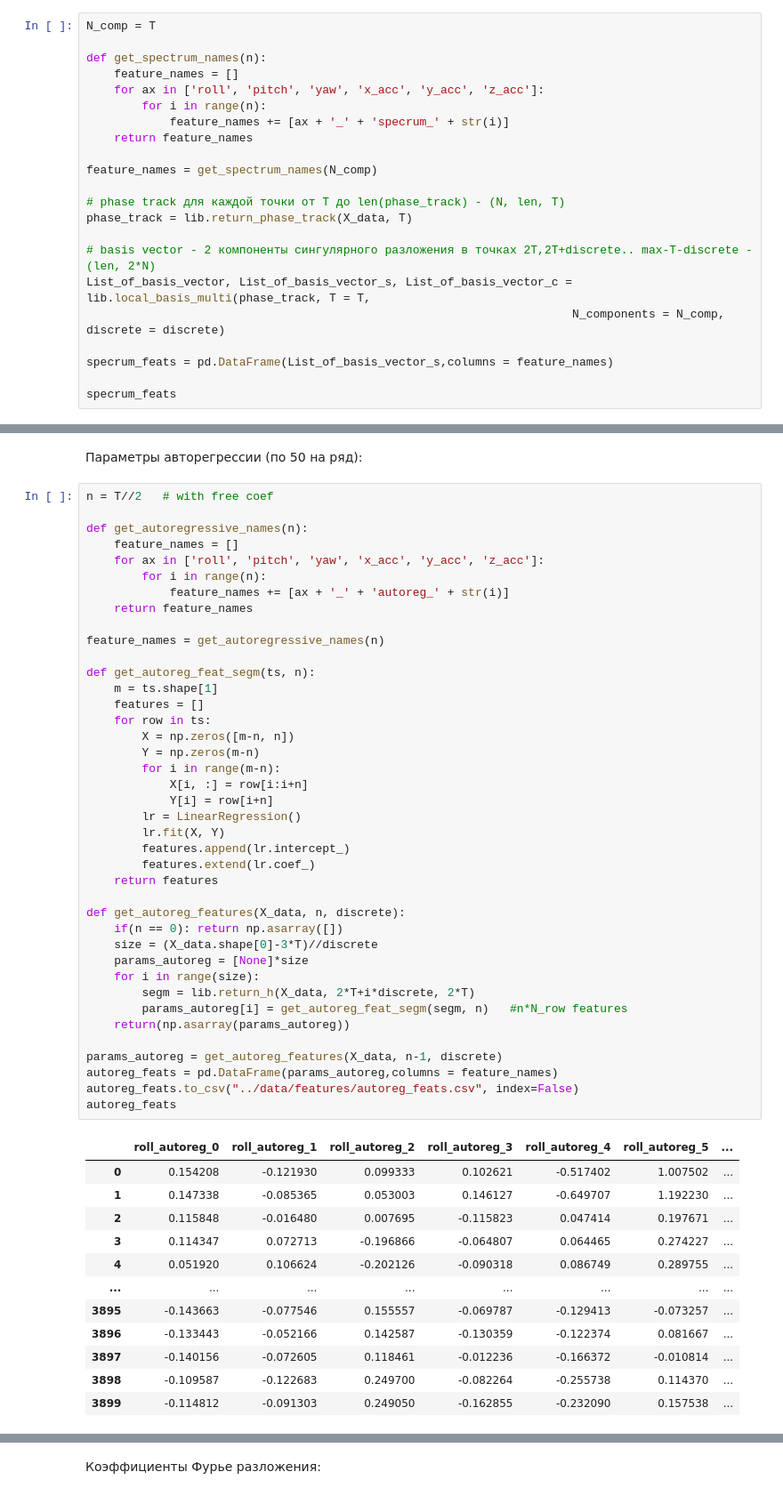
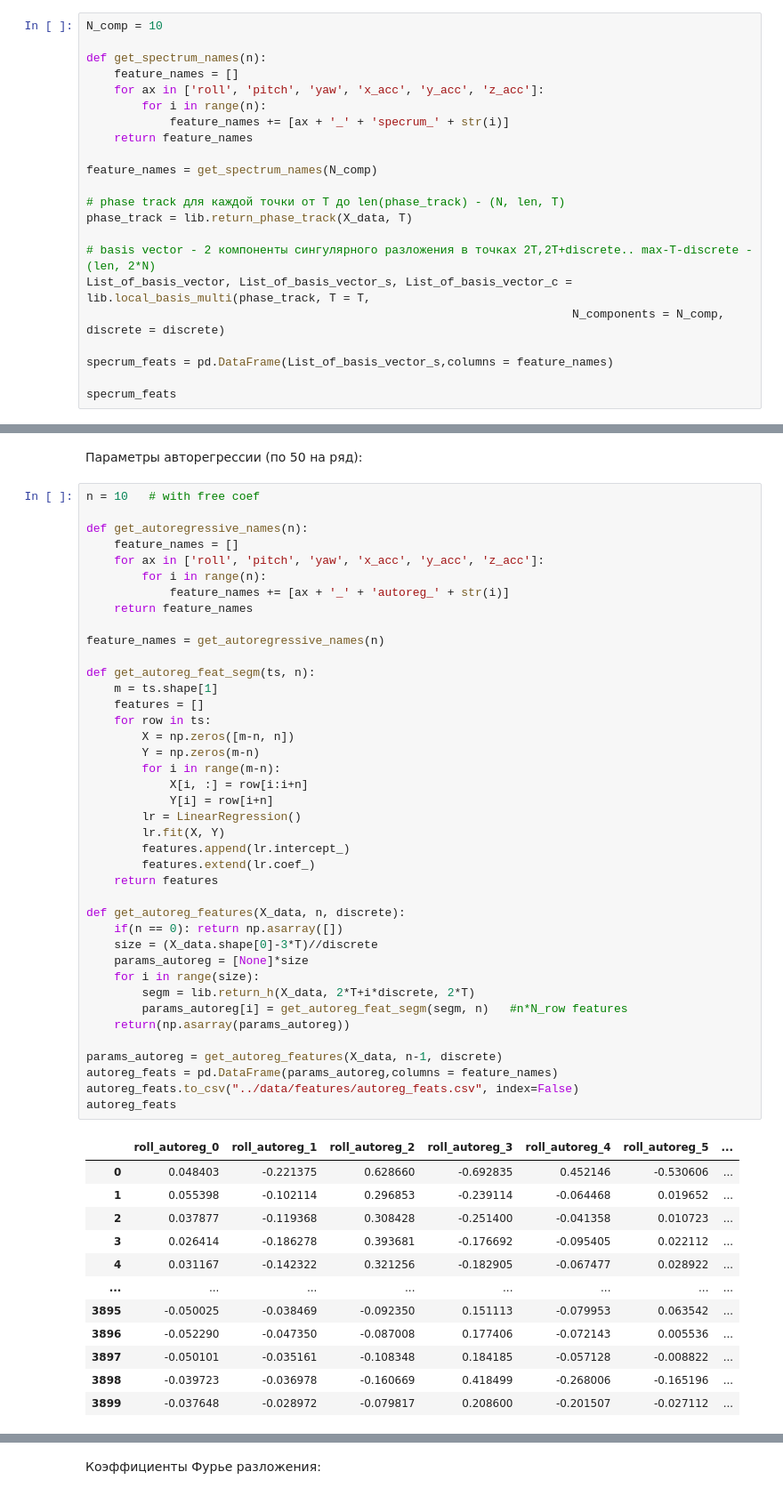
Before and after one commit to Intelligent-Systems-Phystech/2020_Project8, a Jupyter notebook: code/Experiment.ipynb, the cells around one changed output, grey strips where cells are left out. Shown at 89% size. Saved outputs shown, nothing was run; the diff lists cells and outputs as text.

```diff
--- a/code/Experiment.ipynb
+++ b/code/Experiment.ipynb
@@ -66,7 +66,7 @@ library.drow_data_multi(data)
 # %% [markdown]
 Сингулярные числа (по 4 на ряд) разложения фазовой траектории:
 # %%
-N_comp = T
+N_comp = 10
 
 def get_spectrum_names(n):
     feature_names = []
@@ -104,7 +104,7 @@ specrum_feats
 # %% [markdown]
 Параметры авторегрессии (по 50 на ряд):
 # %%
-n = T//2   # with free coef
+n = 10   # with free coef
 
 def get_autoregressive_names(n):
     feature_names = []
@@ -118,41 +118,41 @@ feature_names = get_autoregressive_names(n)
 def get_autoreg_feat_segm(ts, n):
     m = ts.shape[1]
     features = []
     for row in ts:
         X = np.zeros([m-n, n])
         Y = np.zeros(m-n)
         for i in range(m-n):
             X[i, :] = row[i:i+n]
             Y[i] = row[i+n]
         lr = LinearRegression()
         lr.fit(X, Y)
         features.append(lr.intercept_)
         features.extend(lr.coef_)
     return features
 
 def get_autoreg_features(X_data, n, discrete):
     if(n == 0): return np.asarray([])
     size = (X_data.shape[0]-3*T)//discrete
     params_autoreg = [None]*size
     for i in range(size):
         segm = lib.return_h(X_data, 2*T+i*discrete, 2*T)
         params_autoreg[i] = get_autoreg_feat_segm(segm, n)   #n*N_row features
     return(np.asarray(params_autoreg))
 
 params_autoreg = get_autoreg_features(X_data, n-1, discrete)
 autoreg_feats = pd.DataFrame(params_autoreg,columns = feature_names)
 autoreg_feats.to_csv("../data/features/autoreg_feats.csv", index=False)
 autoreg_feats
 # %% [output]
 |  | roll_autoreg_0 | roll_autoreg_1 | roll_autoreg_2 | roll_autoreg_3 | roll_autoreg_4 | roll_autoreg_5 | ... |
-| 0 | 0.154208 | -0.121930 | 0.099333 | 0.102621 | -0.517402 | 1.007502 | ... |
-| 1 | 0.147338 | -0.085365 | 0.053003 | 0.146127 | -0.649707 | 1.192230 | ... |
-| 2 | 0.115848 | -0.016480 | 0.007695 | -0.115823 | 0.047414 | 0.197671 | ... |
-| 3 | 0.114347 | 0.072713 | -0.196866 | -0.064807 | 0.064465 | 0.274227 | ... |
-| 4 | 0.051920 | 0.106624 | -0.202126 | -0.090318 | 0.086749 | 0.289755 | ... |
+| 0 | 0.048403 | -0.221375 | 0.628660 | -0.692835 | 0.452146 | -0.530606 | ... |
+| 1 | 0.055398 | -0.102114 | 0.296853 | -0.239114 | -0.064468 | 0.019652 | ... |
+| 2 | 0.037877 | -0.119368 | 0.308428 | -0.251400 | -0.041358 | 0.010723 | ... |
+| 3 | 0.026414 | -0.186278 | 0.393681 | -0.176692 | -0.095405 | 0.022112 | ... |
+| 4 | 0.031167 | -0.142322 | 0.321256 | -0.182905 | -0.067477 | 0.028922 | ... |
 | ... | ... | ... | ... | ... | ... | ... | ... |
-| 3895 | -0.143663 | -0.077546 | 0.155557 | -0.069787 | -0.129413 | -0.073257 | ... |
-| 3896 | -0.133443 | -0.052166 | 0.142587 | -0.130359 | -0.122374 | 0.081667 | ... |
-| 3897 | -0.140156 | -0.072605 | 0.118461 | -0.012236 | -0.166372 | -0.010814 | ... |
-| 3898 | -0.109587 | -0.122683 | 0.249700 | -0.082264 | -0.255738 | 0.114370 | ... |
-| 3899 | -0.114812 | -0.091303 | 0.249050 | -0.162855 | -0.232090 | 0.157538 | ... |
+| 3895 | -0.050025 | -0.038469 | -0.092350 | 0.151113 | -0.079953 | 0.063542 | ... |
+| 3896 | -0.052290 | -0.047350 | -0.087008 | 0.177406 | -0.072143 | 0.005536 | ... |
+| 3897 | -0.050101 | -0.035161 | -0.108348 | 0.184185 | -0.057128 | -0.008822 | ... |
+| 3898 | -0.039723 | -0.036978 | -0.160669 | 0.418499 | -0.268006 | -0.165196 | ... |
+| 3899 | -0.037648 | -0.028972 | -0.079817 | 0.208600 | -0.201507 | -0.027112 | ... |
```
Also changed, not shown: parts of 19 cells of this notebook.
